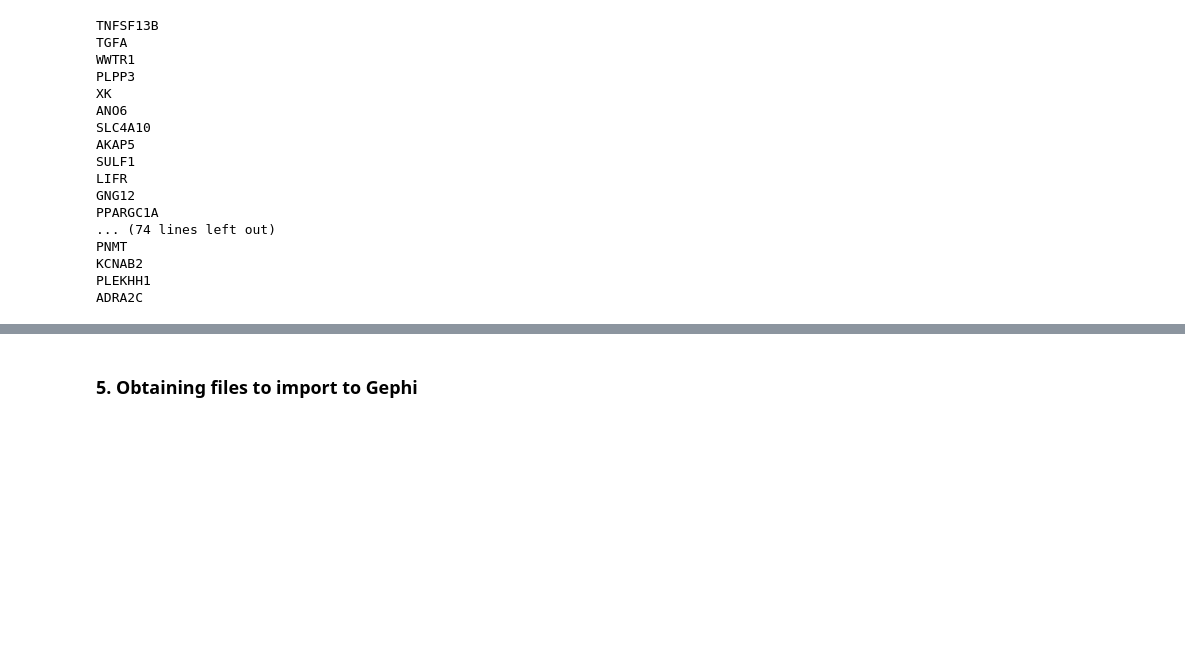
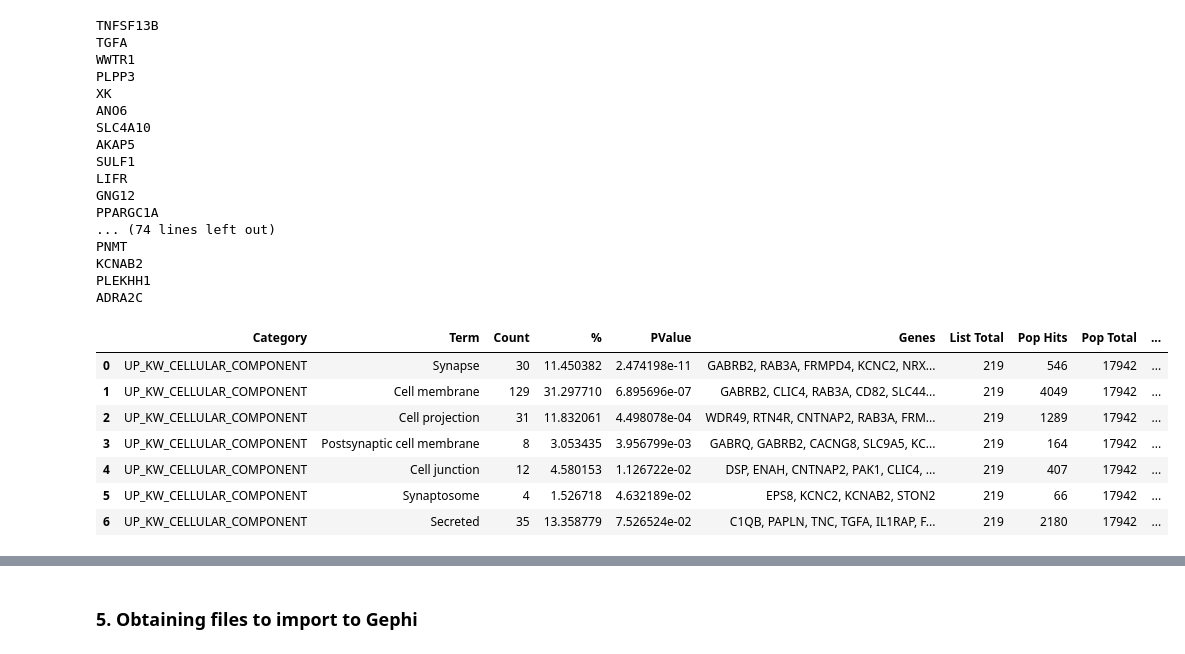
Before and after one commit to mmottaqii/AD-Biomarkers-MultiOmics, a Jupyter notebook: scripts/review_aug_26.ipynb, the cells around one changed output, grey strips where cells are left out. Cells and saved outputs as stored; diff of their text form; code cells hidden in the pictures; blank space fills up the shorter version.

```diff
--- a/scripts/review_aug_26.ipynb
+++ b/scripts/review_aug_26.ipynb
@@ -4015,3 +4015,23 @@ PNMT
 KCNAB2
 PLEKHH1
 ADRA2C
+# %%
+# pathway anlaysis bar plot
+
+import pandas as pd
+import matplotlib.pyplot as plt
+import seaborn as sns
+
+# Load data from the txt file
+file_path = 'pathways_novel_union.txt'  # Update this with the actual path to your file
+data = pd.read_csv(file_path, delimiter='\t')
+data
+# %% [output]
+|  | Category | Term | Count | % | PValue | Genes | List Total | Pop Hits | Pop Total | ... |
+| 0 | UP_KW_CELLULAR_COMPONENT | Synapse | 30 | 11.450382 | 2.474198e-11 | GABRB2, RAB3A, FRMPD4, KCNC2, NRX... | 219 | 546 | 17942 | ... |
+| 1 | UP_KW_CELLULAR_COMPONENT | Cell membrane | 129 | 31.297710 | 6.895696e-07 | GABRB2, CLIC4, RAB3A, CD82, SLC44... | 219 | 4049 | 17942 | ... |
+| 2 | UP_KW_CELLULAR_COMPONENT | Cell projection | 31 | 11.832061 | 4.498078e-04 | WDR49, RTN4R, CNTNAP2, RAB3A, FRM... | 219 | 1289 | 17942 | ... |
+| 3 | UP_KW_CELLULAR_COMPONENT | Postsynaptic cell membrane | 8 | 3.053435 | 3.956799e-03 | GABRQ, GABRB2, CACNG8, SLC9A5, KC... | 219 | 164 | 17942 | ... |
+| 4 | UP_KW_CELLULAR_COMPONENT | Cell junction | 12 | 4.580153 | 1.126722e-02 | DSP, ENAH, CNTNAP2, PAK1, CLIC4, ... | 219 | 407 | 17942 | ... |
+| 5 | UP_KW_CELLULAR_COMPONENT | Synaptosome | 4 | 1.526718 | 4.632189e-02 | EPS8, KCNC2, KCNAB2, STON2 | 219 | 66 | 17942 | ... |
+| 6 | UP_KW_CELLULAR_COMPONENT | Secreted | 35 | 13.358779 | 7.526524e-02 | C1QB, PAPLN, TNC, TGFA, IL1RAP, F... | 219 | 2180 | 17942 | ... |
```
Also changed, not shown: parts of 1 cell of this notebook.
